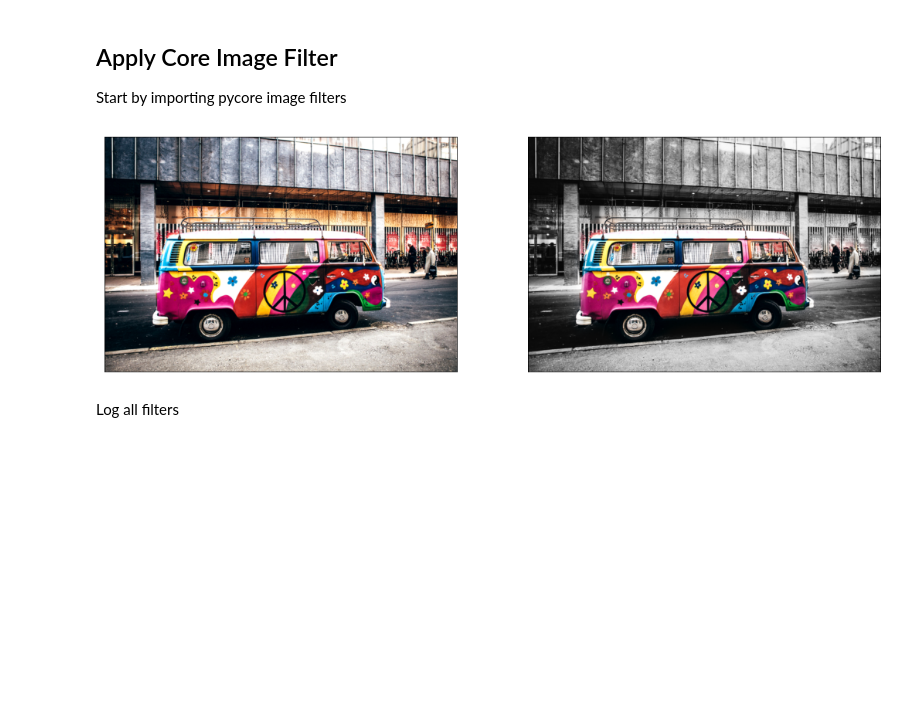
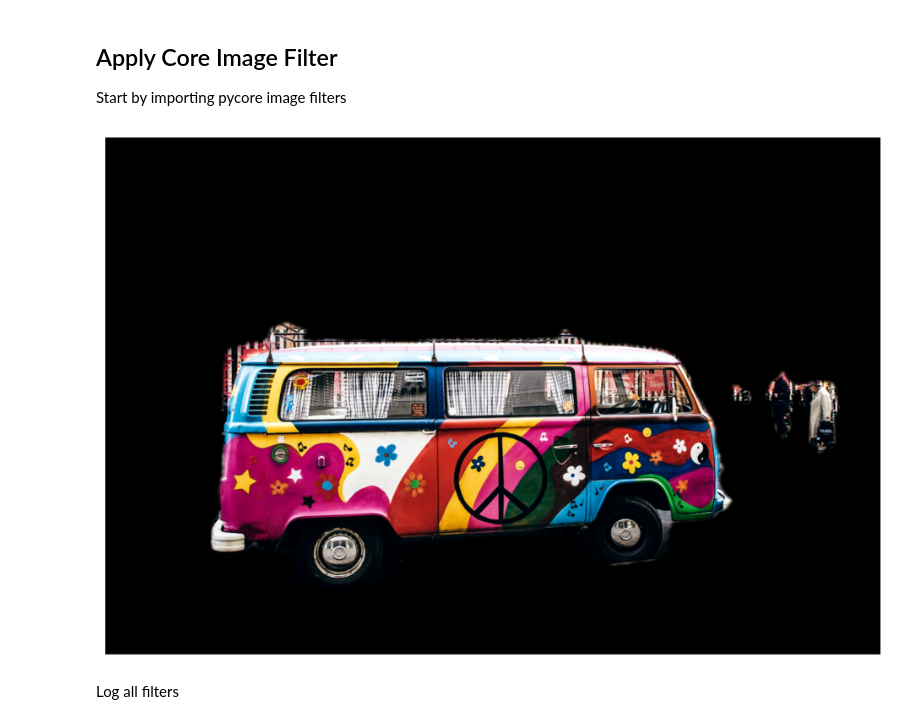
Before and after one commit to matthieurouif/filter_segmentation, a Jupyter notebook: fine_tuning_model.ipynb, the cells around one changed output. Saved outputs shown, nothing was run; the diff lists cells and outputs as text; code cells hidden in the pictures; blank space fills up the shorter version.

Commit message:
resize in core image

```diff
--- a/fine_tuning_model.ipynb
+++ b/fine_tuning_model.ipynb
@@ -45,10 +45,10 @@ image_height = np.array(img).shape[0]
 resized_img = img.resize((input_width, input_height), PIL.Image.BILINEAR)
 y = model.predict({"image": resized_img}, usesCPUOnly=False)
 mask = y['scores']
-mask = mask.resize((image_width, image_height), PIL.Image.BILINEAR)
+bilinear_scaled_mask = mask.resize((image_width, image_height), PIL.Image.BILINEAR)
 plt.imshow(img)
 plt.show()
-plt.imshow(mask)
+plt.imshow(bilinear_scaled_mask)
 plt.show()
 # %% [output]
 (894, 1341, 3)
@@ -60,14 +60,17 @@ Start by importing pycore image filters
 # %%
 from pycoreimage.pyci import cimg, show, color, inset
 # %%
-ci_mask = cimg(np.array(mask)).gammaAdjust(power=0.1).gaussianBlur(radius=20)
+scale_width = image_width/input_width
+scale_height = image_height/input_height
+ci_mask_resized = cimg(np.array(mask)).scale(scale_width,scale_height).gammaAdjust(power=0.1).gaussianBlur(radius=2)
 ci_fg = cimg(np.array(img)).colorControls(contrast=1.4, saturation = 0.8)
-ci_bg = cimg(np.array(img)).photoEffectNoir()
-# ci_bg = cimg(np.array(img)).gaussianBlur(radius=200)
-result = ci_fg.blendWithMask(backgroundImage=ci_bg, maskImage=ci_mask)
-show([ci_fg, result])
+# ci_bg = cimg(np.array(img)).photoEffectNoir()
+# ci_bg = cimg(np.array(img)).gaussianBlur(radius=3)
+ci_bg = cimg.fromColor(0,0,0,1)
+result = ci_fg.blendWithMask(backgroundImage=ci_bg, maskImage=ci_mask_resized)
+show([result])
 # %% [output]
-[figure, old version]
+[figure, new version]
 # %% [markdown]
 Log all filters
 # %%
```
